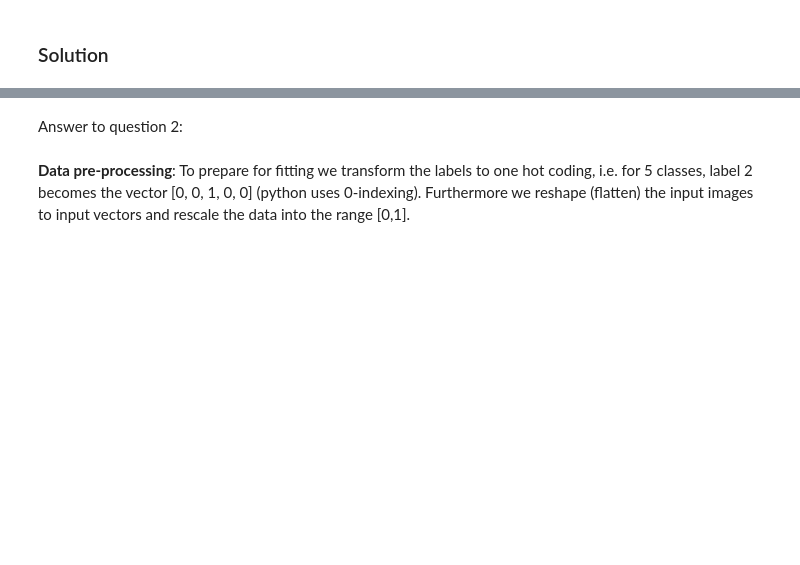
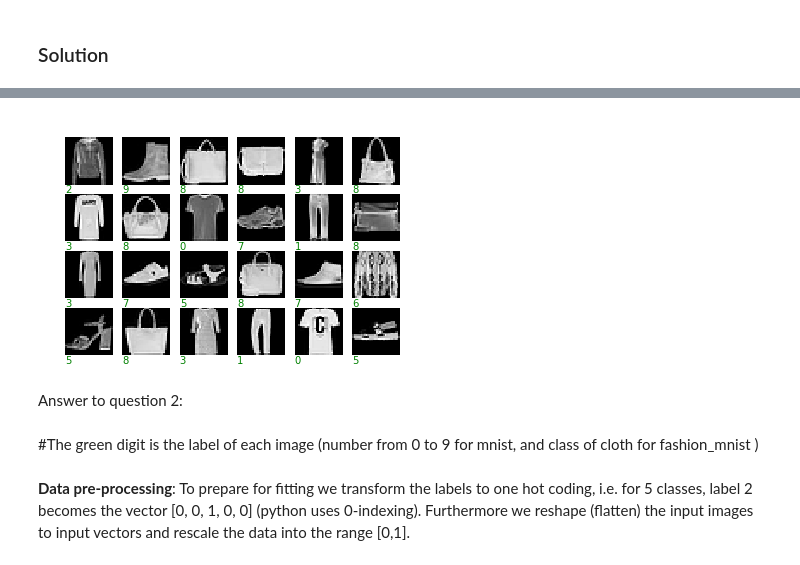
Before and after one commit to zweili/ANN_miniproject1, a Jupyter notebook: miniproject1.ipynb, the cells around one changed output, grey strips where cells are left out. Cells and saved outputs as stored; diff of their text form; code cells hidden in the pictures; blank space fills up the shorter version.

```diff
--- a/miniproject1.ipynb
+++ b/miniproject1.ipynb
@@ -151,5 +163,12 @@ The low resolution (and grayscale) of the images certainly misses some informati
+# %%
+plot_some_samples(x_fashion_train, y_fashion_train)
+plt.show()
+# %% [output]
+[figure, added]
 # %% [markdown]
 Answer to question 2:
+# %% [markdown]
+#The green digit is the label of each image (number from 0 to 9 for mnist, and class of cloth for fashion_mnist )
 # %% [markdown]
 **Data pre-processing**: To prepare for fitting we transform the labels to one hot coding, i.e. for 5 classes, label 2 becomes the vector [0, 0, 1, 0, 0] (python uses 0-indexing). Furthermore we reshape (flatten) the input images to input vectors and rescale the data into the range [0,1].
 # %%
```
Also changed, not shown: parts of 16 cells of this notebook.
